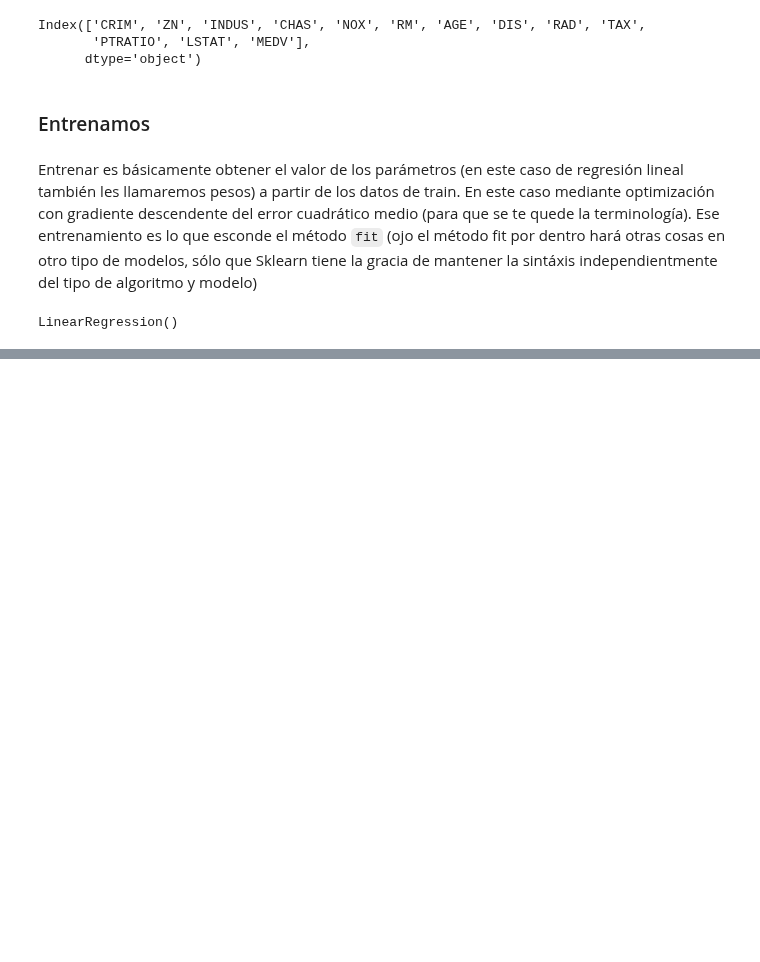
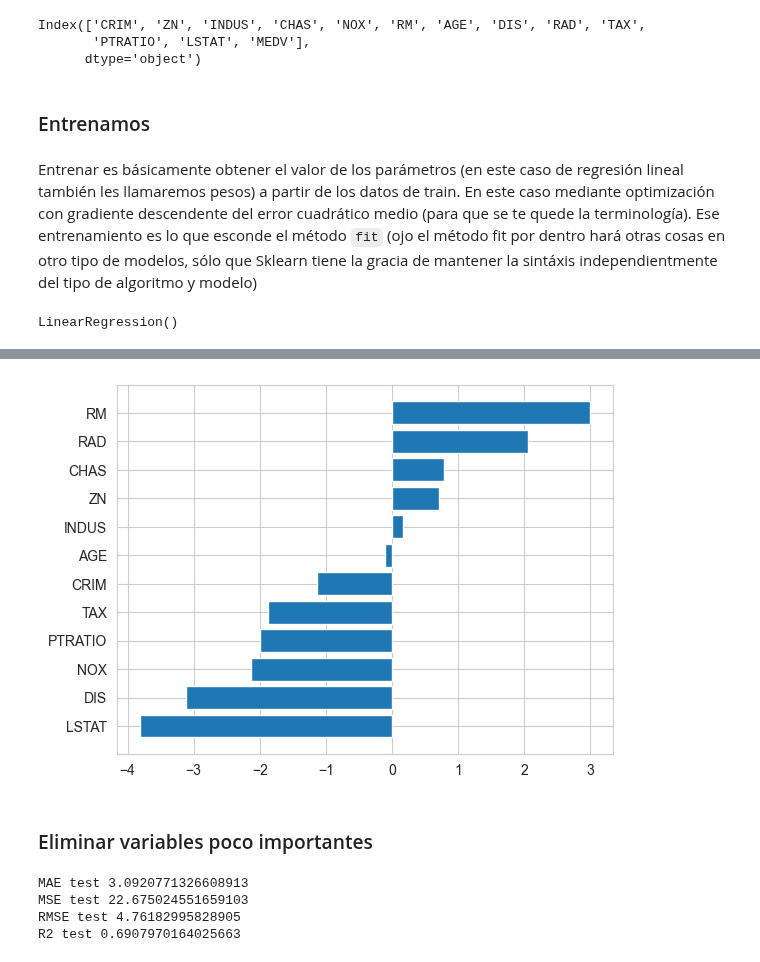
Before and after one commit to mariasanvals/DS_Online_Feb24_Exercises, a Jupyter notebook: 04_Machine_Learning/Sprint_12/Unidad_01/Practica_Obligatoria/18_Practica_Obligatoria_Regresion_Lineal_y_Regularización.ipynb, the cells around one changed output, grey strips where cells are left out. Saved outputs shown, nothing was run; the diff lists cells and outputs as text; code cells hidden in the pictures; blank space fills up the shorter version.

```diff
--- a/04_Machine_Learning/Sprint_12/Unidad_01/Practica_Obligatoria/18_Practica_Obligatoria_Regresion_Lineal_y_Regularización.ipynb
+++ b/04_Machine_Learning/Sprint_12/Unidad_01/Practica_Obligatoria/18_Practica_Obligatoria_Regresion_Lineal_y_Regularización.ipynb
@@ -216,0 +357,7 @@ LinearRegression()
+# %%
+from sklearn.preprocessing import StandardScaler
+
+scaler = StandardScaler()
+scaler.fit(X_train)
+
+X_train_scaled = scaler.transform(X_train)
@@ -216,0 +380,3 @@ LinearRegression()
+# %%
+lm_scaled = LinearRegression()
+lm_scaled.fit(X_train_scaled, y_train)
@@ -216,0 +385,6 @@ LinearRegression()
+# %%
+feat_coef = pd.DataFrame(lm_scaled.coef_,
+                        X_train.columns,
+                        columns=['importance_standarized']).sort_values('importance_standarized',
+                                                                       ascending=False)
+feat_coef
@@ -216,0 +405,26 @@ LinearRegression()
+# %%
+features = feat_coef.sort_values('importance_standarized')
+plt.barh(features.index,features.importance_standarized)
+plt.show()
+# %% [output]
+[figure, added]
+# %% [markdown]
+### Eliminar variables poco importantes
+# %%
+X_train.drop(columns=['INDUS', 'AGE'],inplace=True)
+X_test.drop(columns=['INDUS', 'AGE'],inplace=True)
+
+lm2 = LinearRegression()
+lm2.fit(X_train,y_train)
+
+pred2 = lm2.predict(X_test)
+
+print('MAE test', metrics.mean_absolute_error(y_test, pred2))
+print('MSE test', metrics.mean_squared_error(y_test, pred2))
+print('RMSE test', np.sqrt(metrics.mean_squared_error(y_test, pred2)))
+print('R2 test', lm2.score(X_test,y_test))
+# %% [output]
+MAE test 3.0920771326608913
+MSE test 22.675024551659103
+RMSE test 4.76182995828905
+R2 test 0.6907970164025663
```
Also changed, not shown: parts of 28 cells of this notebook.
